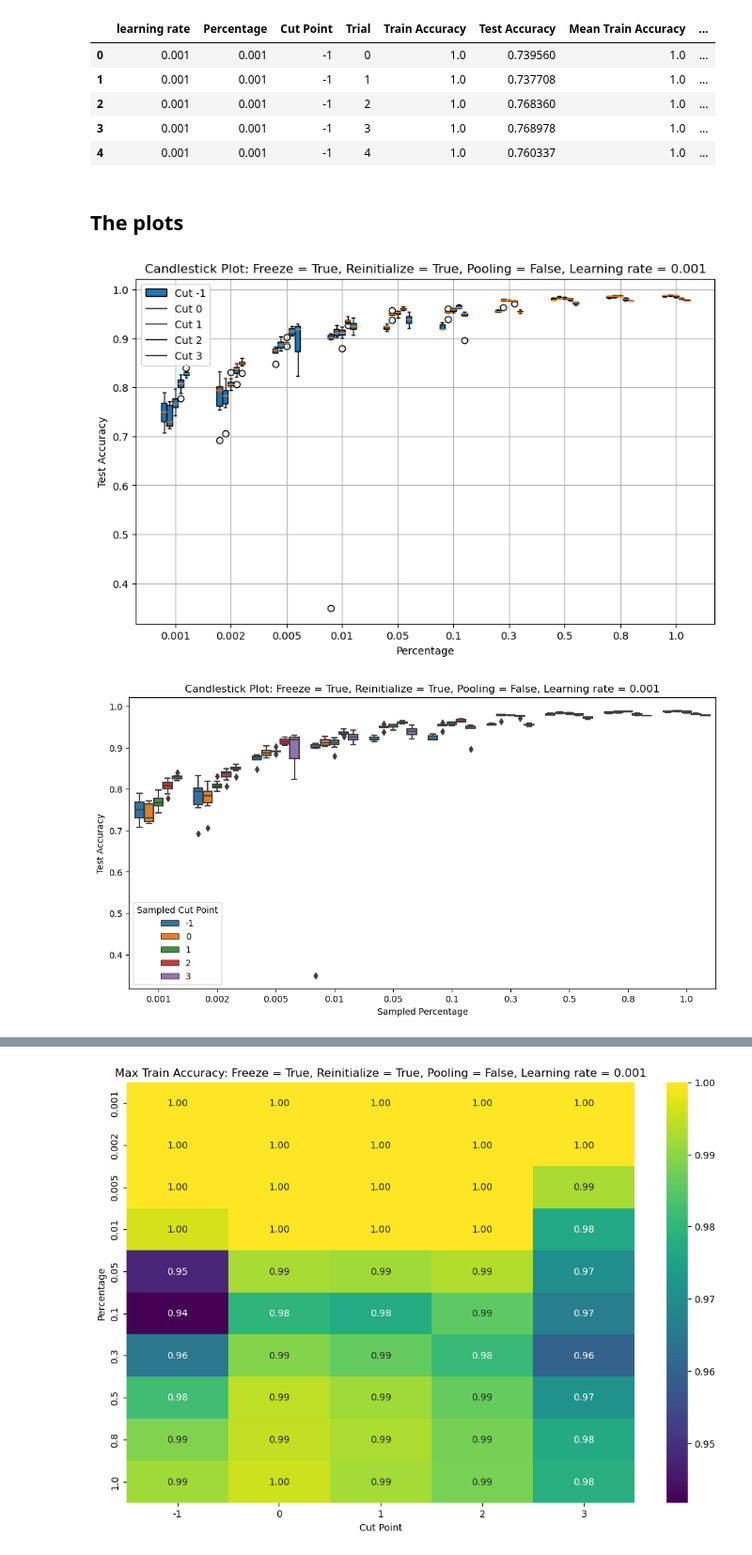
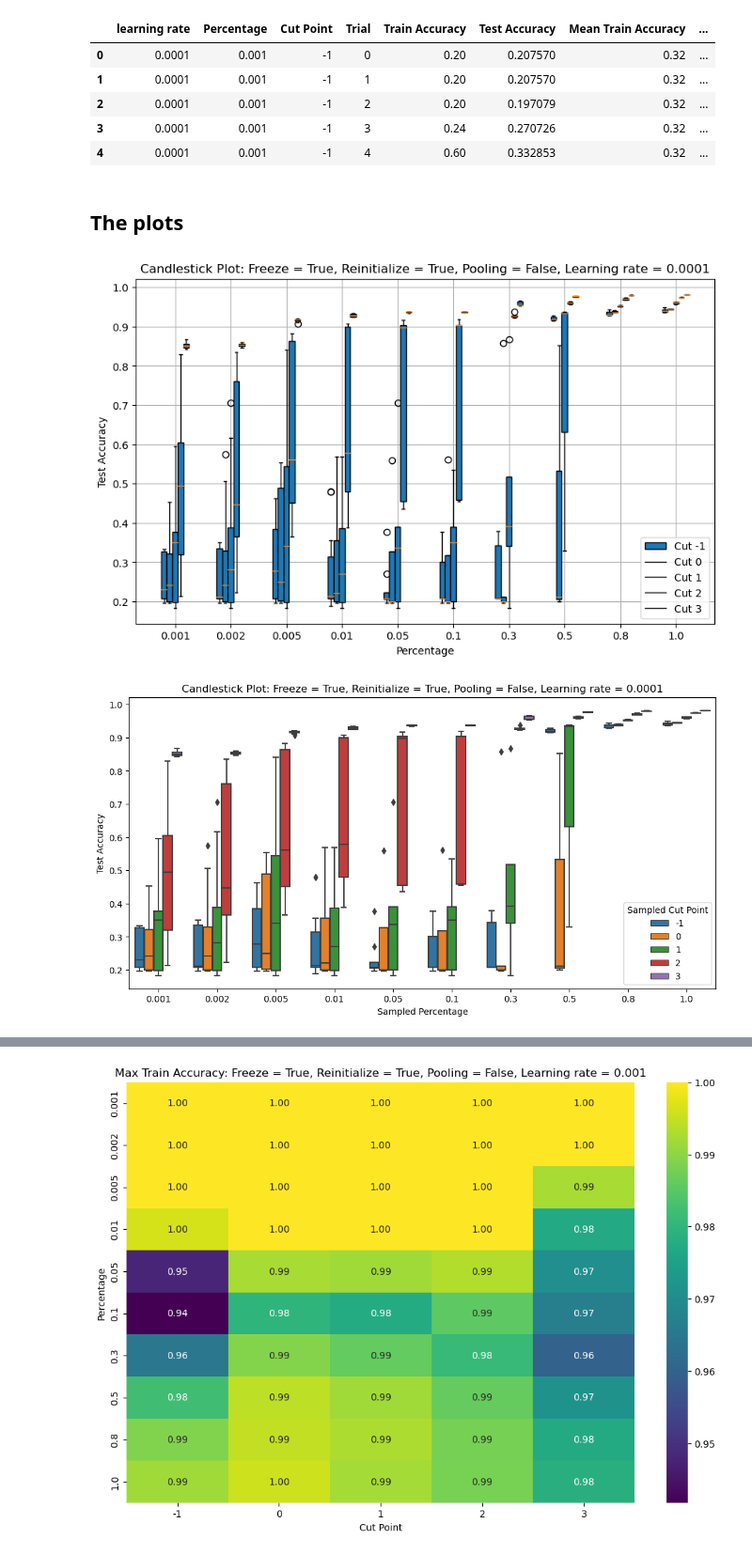
Before and after one commit to tusharmanekar/mp-tl-study, a Jupyter notebook: 50-50_MNIST/3d_visualizations.ipynb, the cells around one changed output, grey strips where cells are left out. Shown at 94% size. Saved outputs shown, nothing was run; the diff lists cells and outputs as text; code cells hidden in the pictures.

```diff
--- a/50-50_MNIST/3d_visualizations.ipynb
+++ b/50-50_MNIST/3d_visualizations.ipynb
@@ -3,12 +3,12 @@ import json
 import pandas as pd
 
 # load baselines: filename!!
-with open('results_jsons/baselines_freeze_True_pool_False_lr_0.001.json', 'r') as f:
+with open('results_jsons/baselines_freeze_True_pool_False_lr_0.0001.json', 'r') as f:
     baselines = json.load(f)
 baselines = baselines[1:]
 
 # load results; filename
-with open('results_jsons/results_freeze_True_reinit_True_pool_False_lr_0.001.json', 'r') as f:
+with open('results_jsons/results_freeze_True_reinit_True_pool_False_lr_0.0001.json', 'r') as f:
     results = json.load(f)
 params = results[0]
 results = results[1:]
@@ -39,11 +39,11 @@ df.rename(columns={
 df.head()
 # %% [output]
 |  | learning rate | Percentage | Cut Point | Trial | Train Accuracy | Test Accuracy | Mean Train Accuracy | ... |
-| 0 | 0.001 | 0.001 | -1 | 0 | 1.0 | 0.739560 | 1.0 | ... |
-| 1 | 0.001 | 0.001 | -1 | 1 | 1.0 | 0.737708 | 1.0 | ... |
-| 2 | 0.001 | 0.001 | -1 | 2 | 1.0 | 0.768360 | 1.0 | ... |
-| 3 | 0.001 | 0.001 | -1 | 3 | 1.0 | 0.768978 | 1.0 | ... |
-| 4 | 0.001 | 0.001 | -1 | 4 | 1.0 | 0.760337 | 1.0 | ... |
+| 0 | 0.0001 | 0.001 | -1 | 0 | 0.20 | 0.207570 | 0.32 | ... |
+| 1 | 0.0001 | 0.001 | -1 | 1 | 0.20 | 0.207570 | 0.32 | ... |
+| 2 | 0.0001 | 0.001 | -1 | 2 | 0.20 | 0.197079 | 0.32 | ... |
+| 3 | 0.0001 | 0.001 | -1 | 3 | 0.24 | 0.270726 | 0.32 | ... |
+| 4 | 0.0001 | 0.001 | -1 | 4 | 0.60 | 0.332853 | 0.32 | ... |
 # %% [markdown]
 ## The plots
 # %%
@@ -93,26 +91,26 @@ plt.legend([f'Cut {cp}' for cp in cut_points])
 plt.grid(True)
 plt.show()
 # %% [output]
-[figure, old version]
+[figure, new version]
 # %%
 import pandas as pd
 import matplotlib.pyplot as plt
 import seaborn as sns
 
 # Combining both datasets for comparative analysis
 combined_results = baselines + results
 df_combined = pd.DataFrame(combined_results)
 
 # Creating boxplots
 plt.figure(figsize=(12, 6))
-sns.boxplot(x='sampled_percentage', y='test_acc', hue='sampled_cut_point', data=df_combined)
+sns.boxplot(x='Percentage', y='Test Accuracy', hue='Cut Point', data=df)
 plt.title(f'Candlestick Plot: Freeze = {params["freeze"]}, Reinitialize = {params["reinit"]}, Pooling = {params["use_pooling"]}, Learning rate = {params["lr_fine_tune"]}')
 plt.xlabel('Sampled Percentage')
 plt.ylabel('Test Accuracy')
 plt.legend(title='Sampled Cut Point')
 plt.show()
 # %% [output]
-[figure, old version]
+[figure, new version]
 # %%
 from matplotlib import patheffects
 
```
Also changed, not shown: parts of 3 cells of this notebook, 3 other files.
